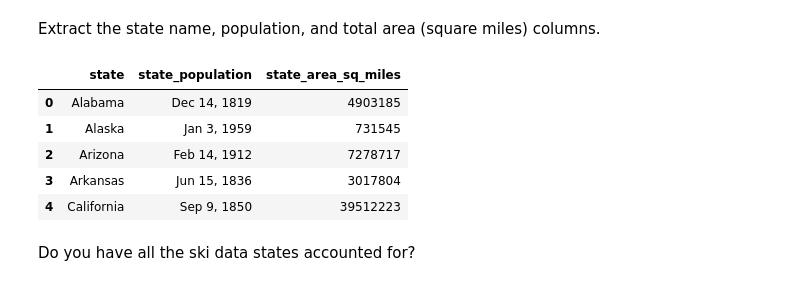
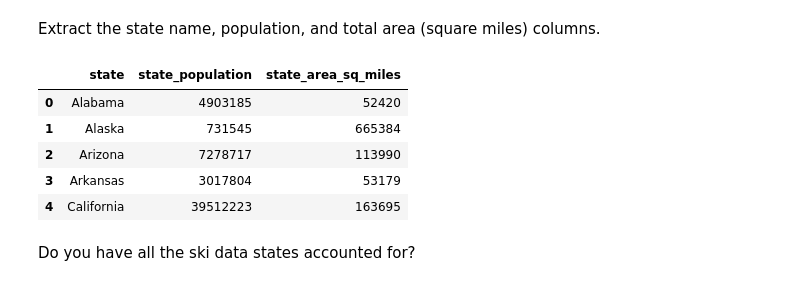
Before and after one commit to michaelchi08/DataScienceGuidedCapstone, a Jupyter notebook: Notebooks/02_data_wrangling.ipynb, the cells around one changed output. Cells and saved outputs as stored; diff of their text form; code cells hidden in the pictures.

```diff
--- a/Notebooks/02_data_wrangling.ipynb
+++ b/Notebooks/02_data_wrangling.ipynb
@@ -842,18 +850,18 @@ Extract the state name, population, and total area (square miles) columns.
 # %%
 #Code task 31#
 #Now use the iloc accessor again to extract columns 0, 5, and 6 and the dataframe's `copy()` method
 #Set the names of these extracted columns to 'state', 'state_population', and 'state_area_sq_miles',
 #respectively.
-usa_states_sub = usa_states.iloc[:, [0,5,6]].copy()
+usa_states_sub = usa_states.iloc[:, [0,6,7]].copy()
 usa_states_sub.columns = ['state','state_population','state_area_sq_miles']
 usa_states_sub.head()
 # %% [output]
 |  | state | state_population | state_area_sq_miles |
-| 0 | Alabama | Dec 14, 1819 | 4903185 |
-| 1 | Alaska | Jan 3, 1959 | 731545 |
-| 2 | Arizona | Feb 14, 1912 | 7278717 |
-| 3 | Arkansas | Jun 15, 1836 | 3017804 |
-| 4 | California | Sep 9, 1850 | 39512223 |
+| 0 | Alabama | 4903185 | 52420 |
+| 1 | Alaska | 731545 | 665384 |
+| 2 | Arizona | 7278717 | 113990 |
+| 3 | Arkansas | 3017804 | 53179 |
+| 4 | California | 39512223 | 163695 |
 # %% [markdown]
 Do you have all the ski data states accounted for?
 # %%
```
Also changed, not shown: parts of 8 cells of this notebook, 5 other files.
